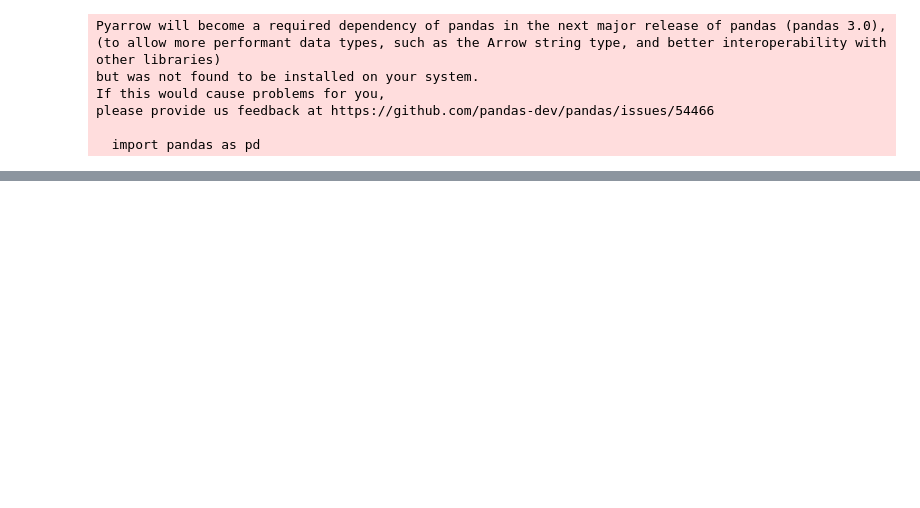
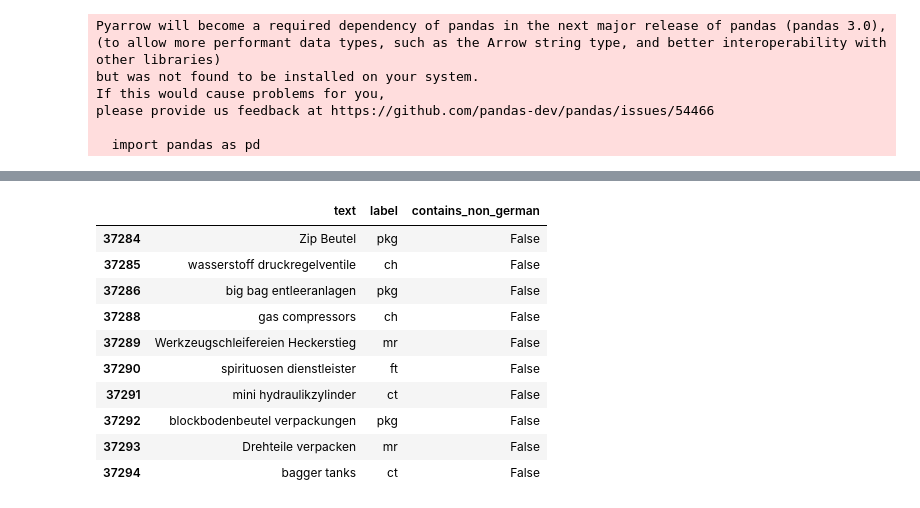
Before and after one commit to ImSmitesh/SmiSor066, a Jupyter notebook: Train/Visable.ipynb, the cells around one changed output, grey strips where cells are left out. Cells and saved outputs as stored; diff of their text form; code cells hidden in the pictures; blank space fills up the shorter version.

```diff
--- a/Train/Visable.ipynb
+++ b/Train/Visable.ipynb
@@ -10,5 +10,3 @@ please provide us feedback at https://github.com/pandas-dev/pandas/issues/54466
   import pandas as pd
 # %%
 df = pd.read_csv("sample_data.csv")
-# %%
-df = df.dropna()
@@ -14,0 +24,9 @@ df = df.dropna()
+# %%
+def contains_non_german(text):
+    pattern = r'[^a-zA-ZäöüÄÖÜß\s]'
+    return bool(pd.Series(text).str.contains(pattern, regex=True).any())
+
+df['contains_non_german'] = df['text'].apply(contains_non_german)
+df_filtered = df[~df['contains_non_german']]
+
+print(df_filtered)
@@ -14,0 +48,14 @@ df = df.dropna()
+# %%
+df_filtered.tail(10)
+# %% [output]
+|  | text | label | contains_non_german |
+| 37284 | Zip Beutel | pkg | False |
+| 37285 | wasserstoff druckregelventile | ch | False |
+| 37286 | big bag entleeranlagen | pkg | False |
+| 37288 | gas compressors | ch | False |
+| 37289 | Werkzeugschleifereien Heckerstieg | mr | False |
+| 37290 | spirituosen dienstleister | ft | False |
+| 37291 | mini hydraulikzylinder | ct | False |
+| 37292 | blockbodenbeutel verpackungen | pkg | False |
+| 37293 | Drehteile verpacken | mr | False |
+| 37294 | bagger tanks | ct | False |
```
Also changed, not shown: parts of 11 cells of this notebook, 18 other files.
